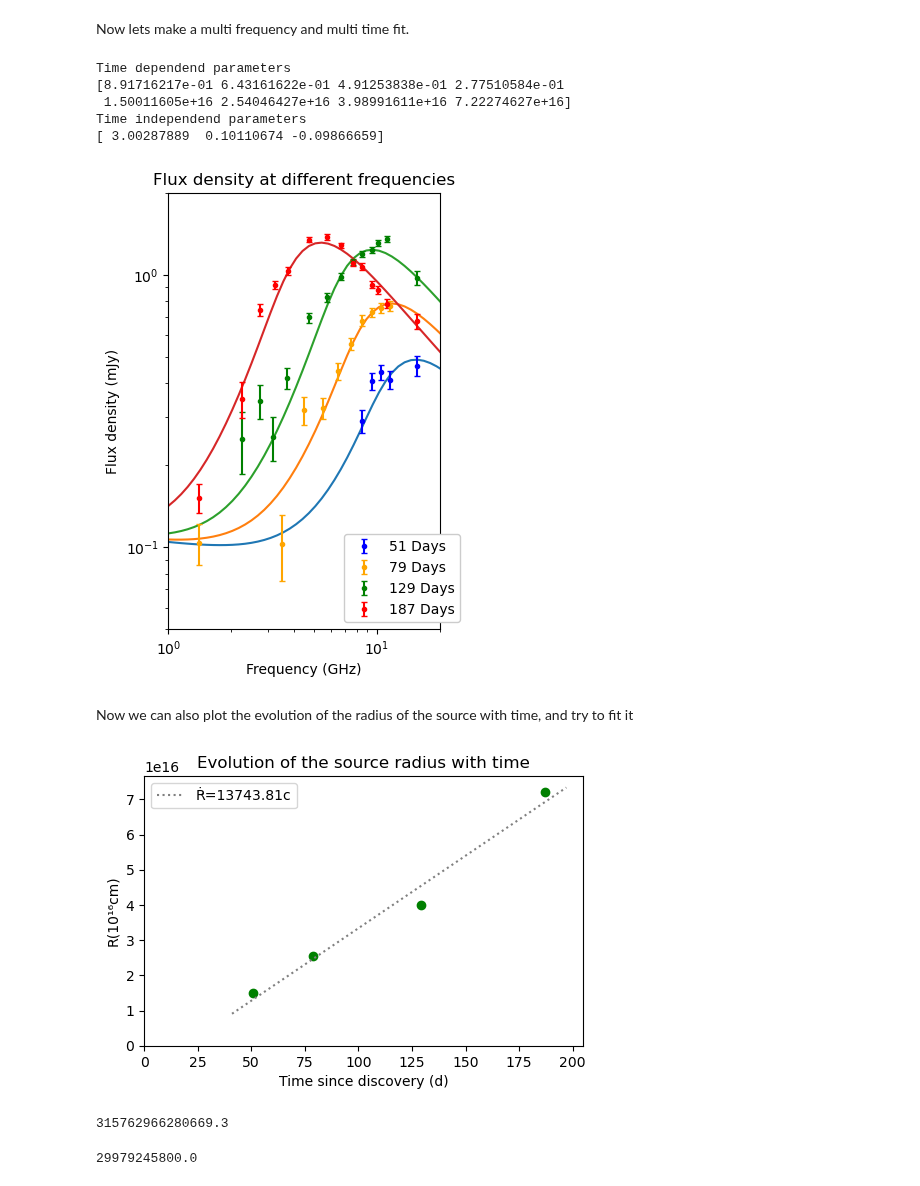
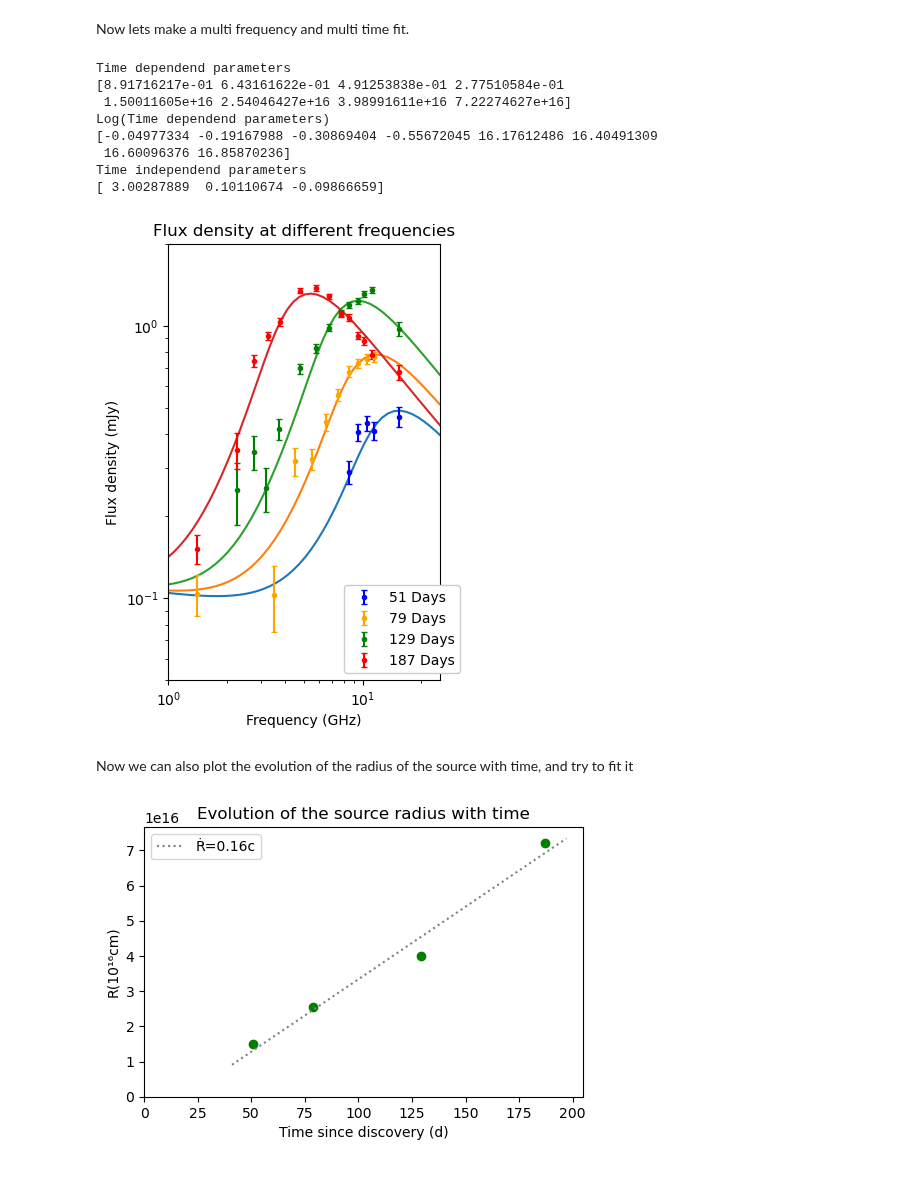
Before and after one commit to Camachoadri/JAEICU2024, a Jupyter notebook: TDE AT2019dsg/TDE jet from AT2019dsg.ipynb, the cells around one changed output. Saved outputs shown, nothing was run; the diff lists cells and outputs as text; code cells hidden in the pictures.

Commit message:
Fixed expansion speed value

```diff
--- a/TDE AT2019dsg/TDE jet from AT2019dsg.ipynb
+++ b/TDE AT2019dsg/TDE jet from AT2019dsg.ipynb
@@ -427,47 +427,52 @@ result = scipy.optimize.least_squares(leastsq_function, x0 = params0, args=args0
 # %%
 print('Time dependend parameters')
 print(10**result['x'][3:])
+print('Log(Time dependend parameters)')
+print(result['x'][3:])
 print('Time independend parameters')
 print(result['x'][:3])
 # %% [output]
 Time dependend parameters
 [8.91716217e-01 6.43161622e-01 4.91253838e-01 2.77510584e-01
  1.50011605e+16 2.54046427e+16 3.98991611e+16 7.22274627e+16]
+Log(Time dependend parameters)
+[-0.04977334 -0.19167988 -0.30869404 -0.55672045 16.17612486 16.40491309
+ 16.60096376 16.85870236]
 Time independend parameters
 [ 3.00287889  0.10110674 -0.09866659]
 # %%
 sizefig=3.5
 plt.figure(figsize=(sizefig, sizefig*golden))
 
 for i in np.arange(0, num_times):
     F= FluxatTSynch(freqcont*1e9 , result['x'][3 + num_times + i], result['x'][0], result['x'][3+i]
                     , distance, result['x'][1], result['x'][2])
 
     plt.plot(freqcont, F)
 
 
 
 plt.errorbar(date_list[0][0], date_list[0][1], yerr=  date_list[0][2],fmt= '.',capsize= 2 , c='blue',
              zorder=8, label=str(DaysSinceDetection('19/05/22')) + ' Days')
 plt.errorbar(date_list[1][0], date_list[1][1], yerr=  date_list[1][2],fmt= '.',capsize= 2 , c='orange',
              zorder=8, label=str(DaysSinceDetection('19/06/19')) + ' Days')
 plt.errorbar(date_list[2][0], date_list[2][1], yerr=  date_list[2][2],fmt= '.',capsize= 2 , c='green',
              zorder=8, label=str(DaysSinceDetection('19/08/08')) + ' Days')
 plt.errorbar(date_list[3][0], date_list[3][1], yerr=  date_list[3][2],fmt= '.',capsize= 2 , c='red',
              zorder=8, label=str(DaysSinceDetection('19/10/05')) + ' Days')
 
 
 plt.yscale('log')
 plt.xscale('log')
 plt.xlabel(f"Frequency (GHz)")
 plt.ylabel(f'Flux density (mJy)')
 plt.title('Flux density at different frequencies')
 plt.legend(loc='lower right',  bbox_to_anchor=(0, 0, 1.1, 1.08), framealpha= 1)
-plt.xlim(left=1, right= 20)
+plt.xlim(left=1, right= 25)
 plt.ylim(bottom=0.5e-1, top=2)
 plt.show()
 # %% [output]
-[figure, old version]
+[figure, new version]
 # %% [markdown]
 Now we can also plot the evolution of the radius of the source with time, and try to fit it
 # %%
@@ -484,7 +489,7 @@ times=[DaysSinceDetection('19/05/22'), DaysSinceDetection('19/06/19'), DaysSince
 slope, intercept, r_value, p_value, std_err = stats.linregress(times,R_fit)
 lintime=np.linspace(times[0]-10, times[len(times)-1] + 10)
 
-plt.plot(lintime, slope*lintime+intercept, linestyle=':', c='grey', label= f'Ṙ={round(slope/const.c.cgs.value,2)}c' )
+plt.plot(lintime, slope*lintime+intercept, linestyle=':', c='grey', label= f'Ṙ={round(slope/const.c.cgs.to(u.cm/u.d).value,2)}c' )
 plt.scatter(times, R_fit, c='green')
 
 plt.xlim(left=0)
@@ -496,12 +501,4 @@ plt.title('Evolution of the source radius with time')
 plt.legend()
 plt.show()
 # %% [output]
-[figure, old version]
+[figure, new version]
-# %%
-slope
-# %% [output]
-315762966280669.3
-# %%
-const.c.cgs.value
-# %% [output]
-29979245800.0
```
